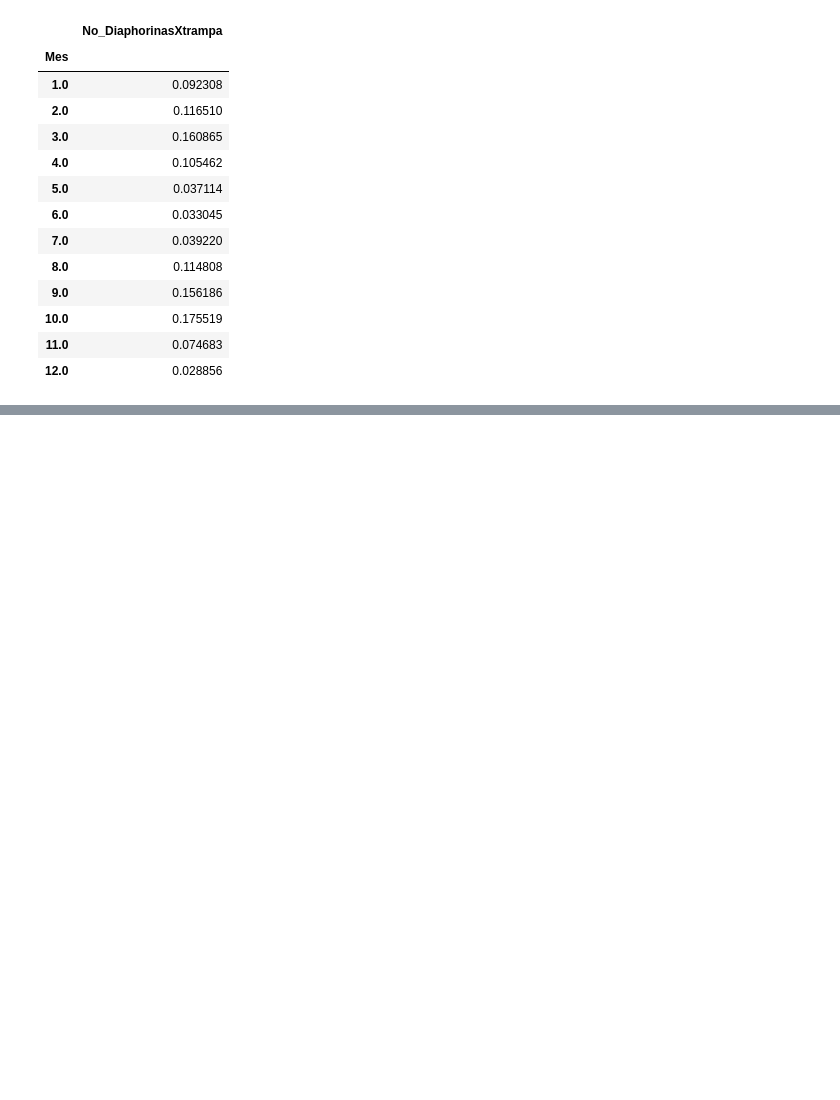
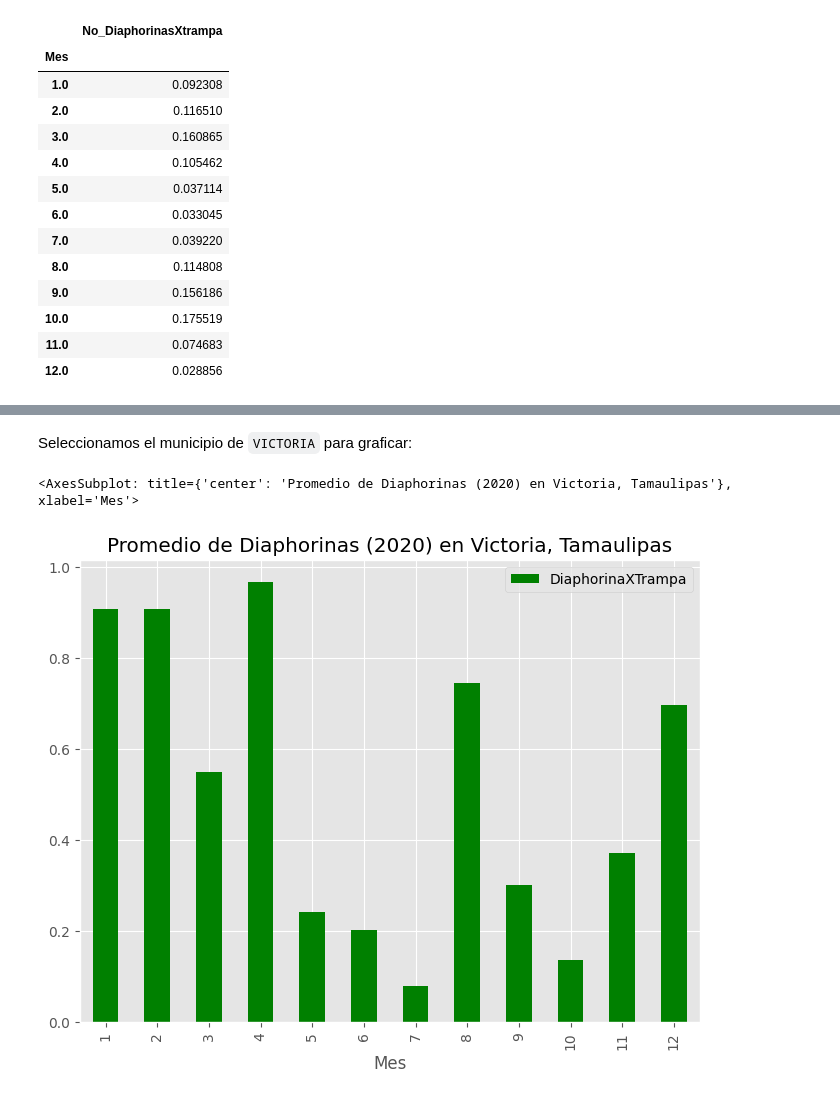
Before and after one commit to FranzValerio/Proyecto-1-ADD, a Jupyter notebook: Proyecto 1 - Estadística descriptiva.ipynb, the cells around one changed output, grey strips where cells are left out. Drawn from its saved outputs; the diff is of its cells as text; code cells hidden in the pictures; blank space fills up the shorter version.

```diff
--- a/Proyecto 1 - Estadística descriptiva.ipynb
+++ b/Proyecto 1 - Estadística descriptiva.ipynb
@@ -179,0 +276,4 @@ diaph_avg_2015
+# %%
+diaph_avg_2020_municipios = datos_2020.groupby(['Municipio', 'Mes']).agg({'DiaphorinaXTrampa': np.mean})
+
+diaph_avg_2020_municipios
@@ -179,0 +299,7 @@ diaph_avg_2015
+# %% [markdown]
+Seleccionamos el municipio de `VICTORIA` para graficar:
+# %%
+diaph_avg_2020_municipios.loc['VICTORIA'].plot.bar(figsize = (8,6), title = 'Promedio de Diaphorinas (2020) en Victoria, Tamaulipas', color = 'green')
+# %% [output]
+<AxesSubplot: title={'center': 'Promedio de Diaphorinas (2020) en Victoria, Tamaulipas'}, xlabel='Mes'>
+[figure, added]
```
Also changed, not shown: parts of 32 cells of this notebook.
